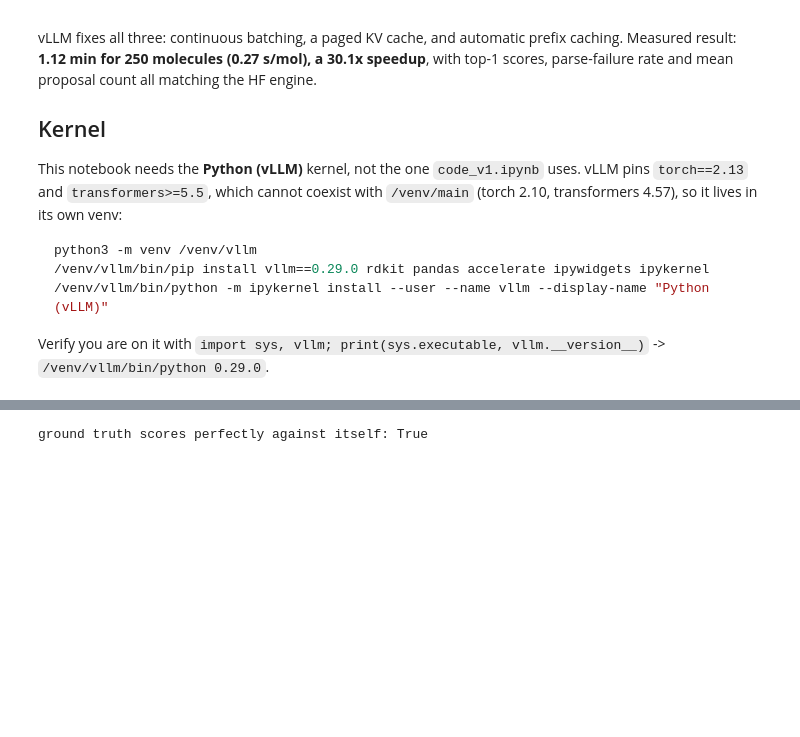
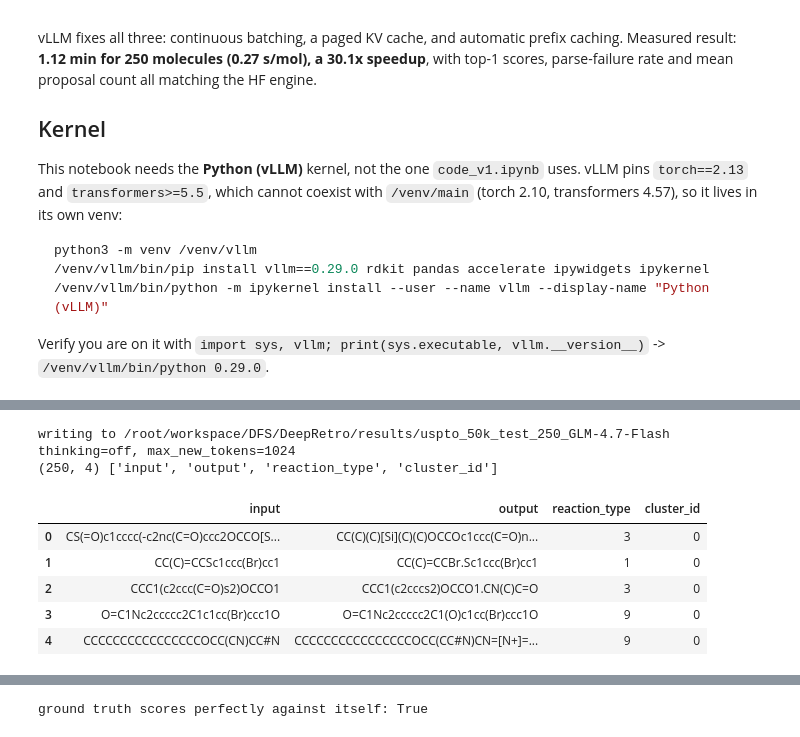
Before and after one commit to Harindhar10/DFS, a Jupyter notebook: code_v2_vllm.ipynb, the cells around one changed output, grey strips where cells are left out. Saved outputs shown, nothing was run; the diff lists cells and outputs as text; code cells hidden in the pictures; blank space fills up the shorter version.

```diff
--- a/code_v2_vllm.ipynb
+++ b/code_v2_vllm.ipynb
@@ -79,41 +84,60 @@ sys.path.insert(0, REPO)
 from src.variables import SYS_PROMPT_OPENAI, USER_PROMPT_OPENAI
 
 # --- the only knobs that have to change to evaluate a different model ---
-MODEL_ID = "Qwen/Qwen3-32B"
+MODEL_ID = "zai-org/GLM-4.7-Flash"
 
 # Qwen3's chat template defaults to thinking ON, which emits a <think>...</think> block
 # before the answer. At 1024 new tokens that block eats the whole budget and the JSON never
 # arrives (the smoke test below returned 502 that way). Hard switch it here; the value is
 # passed to apply_chat_template in build_prompt(). Non-Qwen templates ignore the kwarg.
+#
+# The 2507-Thinking checkpoints are thinking-only: their template has no enable_thinking
+# switch (the kwarg is silently ignored) and it opens the assistant turn with "<think>\n"
+# itself, so the model's output holds only the closing </think>. Keep this True for them --
+# it still selects the sampling params, token budget and the "_think" output directory.
 ENABLE_THINKING = False
 
 DATA_CSV = f"{REPO}/data/uspto_50k_test_250.csv"
 # Thinking needs far more room than the answer itself; 1024 matches the HF loop otherwise.
-MAX_NEW_TOKENS = 4096 if ENABLE_THINKING else 1024
+# 4096 was too tight for Qwen3-32B: 48/250 ran into the cap mid-thought (all parse failures)
+# and the p90 thinking block among the rest was 3,589 tokens, i.e. the distribution was
+# clipped at the cap. 2507-Thinking thinks longer still (Qwen recommends 32k), and with 3B
+# active params tokens are cheap, so 4x the budget.
+MAX_NEW_TOKENS = 16384 if ENABLE_THINKING else 1024
 
 # Paths derive from MODEL_ID and the thinking mode so two configurations never share a
 # checkpoint file -- run_generation_vllm() resumes from VLLM_JSONL, so a shared path would
 # make a new run silently inherit the previous run's completions.
 MODEL_SLUG = MODEL_ID.rstrip("/").split("/")[-1]
 DATA_SLUG = os.path.splitext(os.path.basename(DATA_CSV))[0]
 OUT_DIR = f"{REPO}/results/{DATA_SLUG}_{MODEL_SLUG}{'_think' if ENABLE_THINKING else ''}"
 
 VLLM_JSONL = f"{OUT_DIR}/raw_generations_vllm.jsonl"   # this notebook writes here
 RESULTS_CSV = f"{OUT_DIR}/results_vllm.csv"
 SUMMARY_JSON = f"{OUT_DIR}/summary_vllm.json"   # headline metrics, machine-readable
 SUMMARY_TXT = f"{OUT_DIR}/summary_vllm.txt"     # the printed report, verbatim
 ALL_SUMMARIES_CSV = f"{REPO}/results/summary_all_vllm.csv"  # append-only log, one row per scoring run
 # code_v1.ipynb's HF checkpoint. Read-only, and only for the optional comparison at the
 # end -- this notebook never writes to it.
 RAW_JSONL = f"{OUT_DIR}/raw_generations.jsonl"
 
 os.makedirs(OUT_DIR, exist_ok=True)
 print("writing to", OUT_DIR)
 print(f"thinking={'on' if ENABLE_THINKING else 'off'}, max_new_tokens={MAX_NEW_TOKENS}")
 
 df_eval = pd.read_csv(DATA_CSV)
 print(df_eval.shape, df_eval.columns.tolist())
 df_eval.head()
+# %% [output]
+writing to /root/workspace/DFS/DeepRetro/results/uspto_50k_test_250_GLM-4.7-Flash
+thinking=off, max_new_tokens=1024
+(250, 4) ['input', 'output', 'reaction_type', 'cluster_id']
+|  | input | output | reaction_type | cluster_id |
+| 0 | CS(=O)c1cccc(-c2nc(C=O)ccc2OCCO[S... | CC(C)(C)[Si](C)(C)OCCOc1ccc(C=O)n... | 3 | 0 |
+| 1 | CC(C)=CCSc1ccc(Br)cc1 | CC(C)=CCBr.Sc1ccc(Br)cc1 | 1 | 0 |
+| 2 | CCC1(c2ccc(C=O)s2)OCCO1 | CCC1(c2cccs2)OCCO1.CN(C)C=O | 3 | 0 |
+| 3 | O=C1Nc2ccccc2C1c1cc(Br)ccc1O | O=C1Nc2ccccc2C1(O)c1cc(Br)ccc1O | 9 | 0 |
+| 4 | CCCCCCCCCCCCCCCCOCC(CN)CC#N | CCCCCCCCCCCCCCCCOCC(CC#N)CN=[N+]=... | 9 | 0 |
 # %%
 # Tokenizer only -- no AutoModelForCausalLM. vLLM loads its own copy of the weights, so
 # nothing heavyweight is pulled into this process. The tokenizer is still needed because
```
Also changed, not shown: parts of 9 cells of this notebook, 2 other files.
